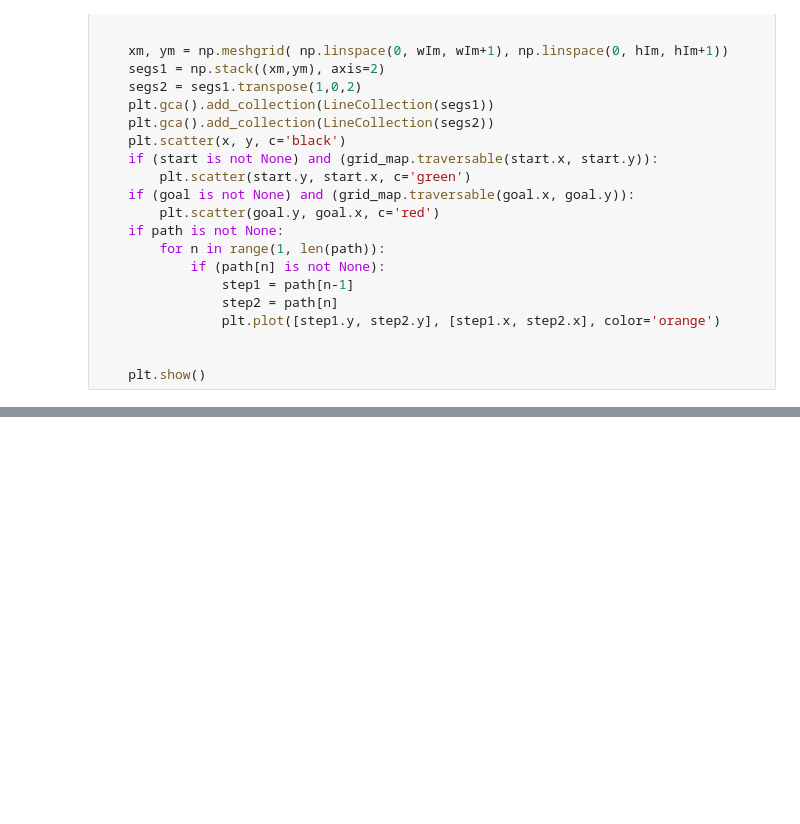
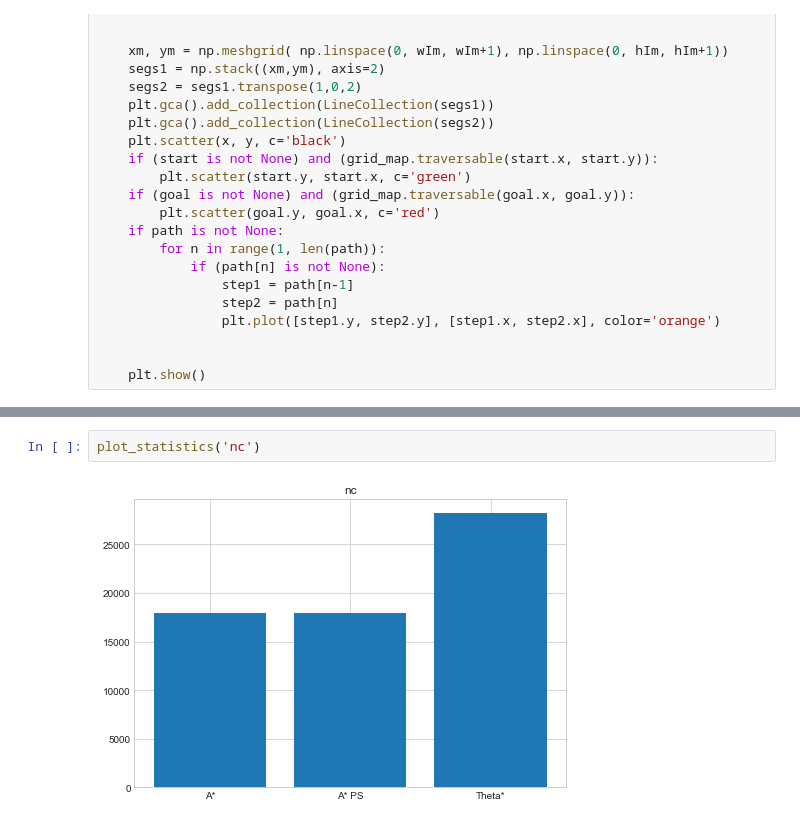
Before and after one commit to Tatiana-Golubeva/HS, a Jupyter notebook: theta_star_final.ipynb, the cells around one changed output, grey strips where cells are left out. Cells and saved outputs as stored; diff of their text form; blank space fills up the shorter version.

```diff
--- a/theta_star_final.ipynb
+++ b/theta_star_final.ipynb
@@ -431,0 +611,4 @@ Wall time: 861 ms
+# %%
+plot_statistics('nc')
+# %% [output]
+[figure, added]
```
Also changed, not shown: parts of 21 cells of this notebook.
